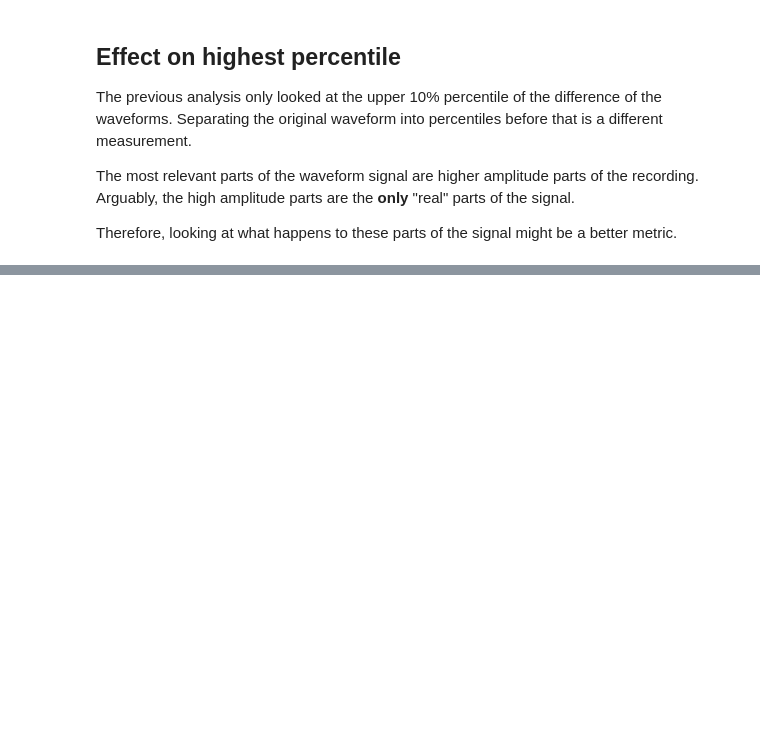
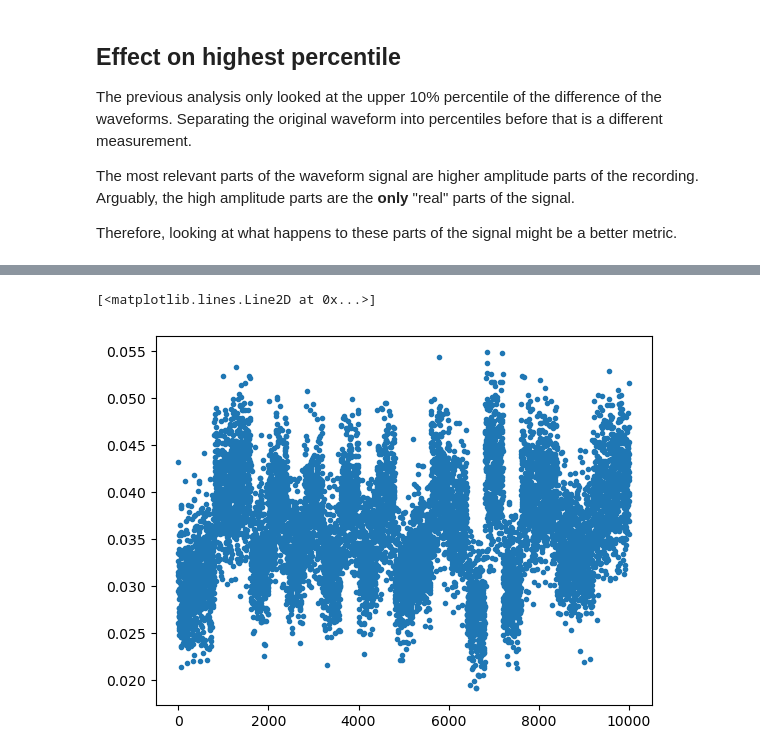
Before and after one commit to alexmundt/waveform-stft-denoise, a Jupyter notebook: Testing - Phase Differences.ipynb, the cells around one changed output, grey strips where cells are left out. Drawn from its saved outputs; the diff is of its cells as text; code cells hidden in the pictures; blank space fills up the shorter version.

```diff
--- a/Testing - Phase Differences.ipynb
+++ b/Testing - Phase Differences.ipynb
@@ -204,0 +295,5 @@ Therefore, looking at what happens to these parts of the signal might be a bette
+# %%
+plt.plot(np.sqrt(high_level_difference_var),".")
+# %% [output]
+[<matplotlib.lines.Line2D at 0x...>]
+[figure, added]
```
Also changed, not shown: parts of 48 cells of this notebook.
